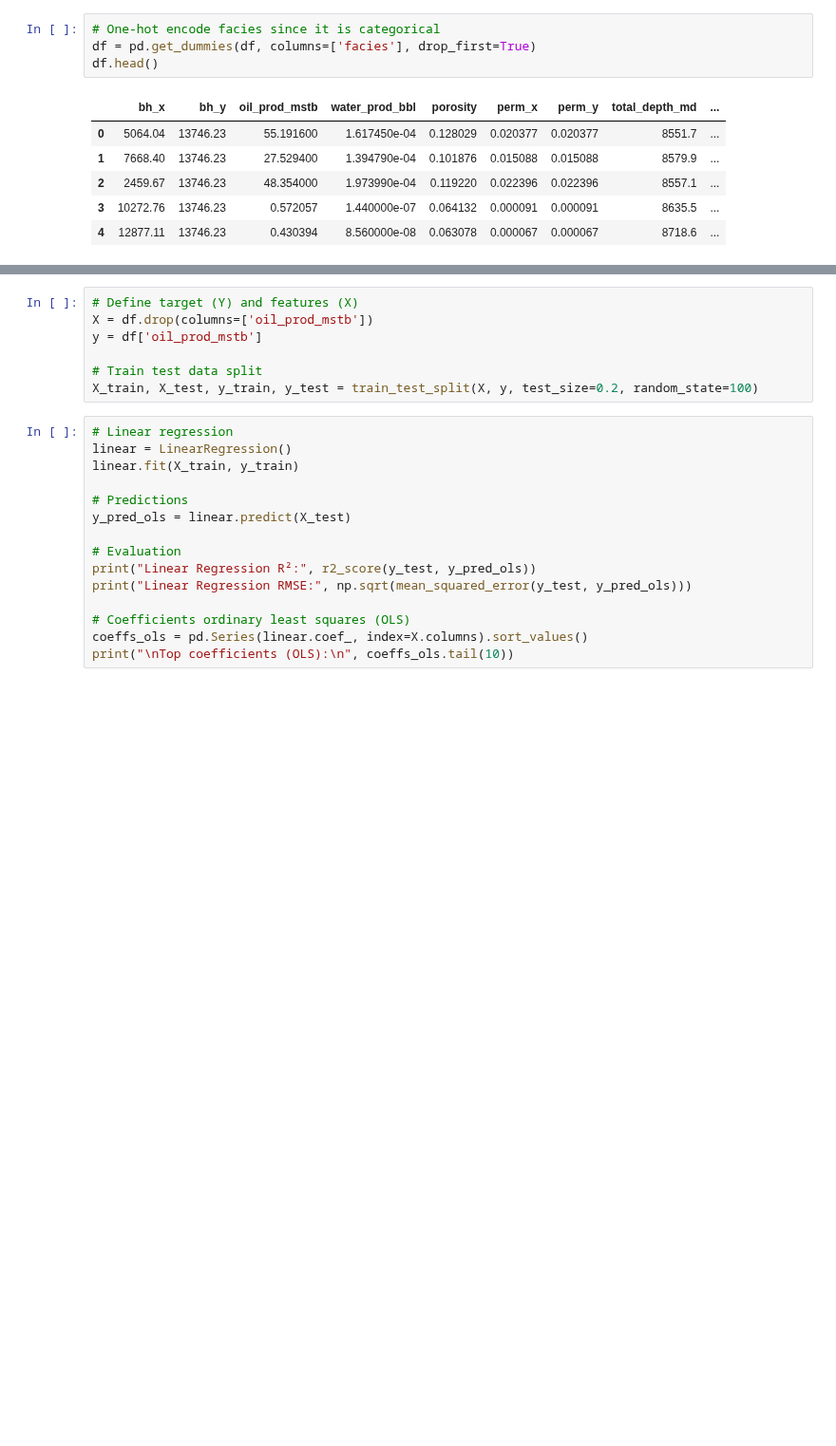
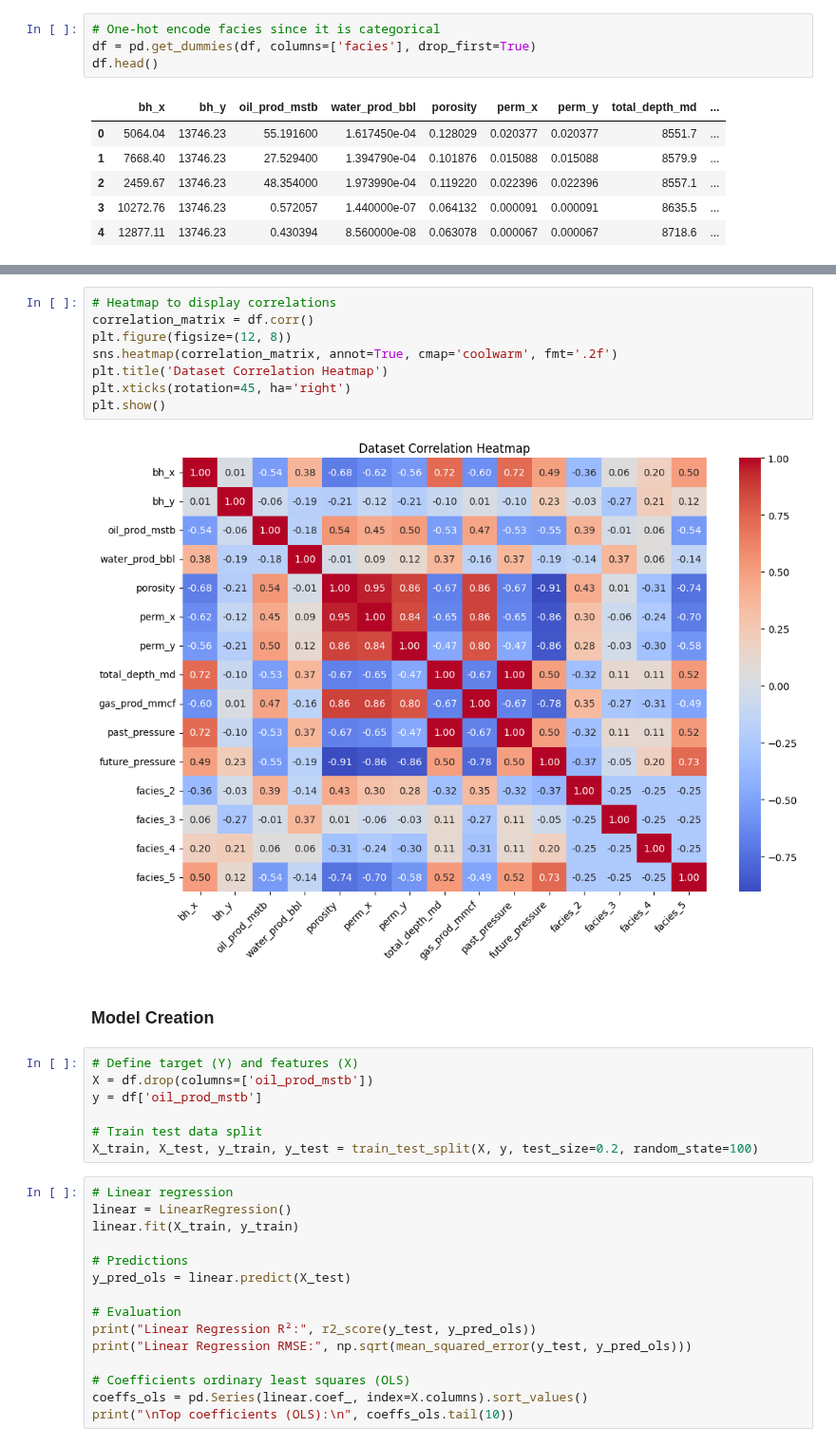
Before and after one commit to elnflores/NSC-325-Sweet-Spot-Identification, a Jupyter notebook: Sweet-Spot-Identification.ipynb, the cells around one changed output, grey strips where cells are left out. Shown at 95% size. Drawn from its saved outputs; the diff is of its cells as text; blank space fills up the shorter version.

```diff
--- a/Sweet-Spot-Identification.ipynb
+++ b/Sweet-Spot-Identification.ipynb
@@ -203,3 +191,15 @@ plt.show()
+# %%
+# Heatmap to display correlations
+correlation_matrix = df.corr()
+plt.figure(figsize=(12, 8))
+sns.heatmap(correlation_matrix, annot=True, cmap='coolwarm', fmt='.2f')
+plt.title('Dataset Correlation Heatmap')
+plt.xticks(rotation=45, ha='right')
+plt.show()
+# %% [output]
+[figure, added]
+# %% [markdown]
+### Model Creation
 # %%
 # Define target (Y) and features (X)
 X = df.drop(columns=['oil_prod_mstb'])
```
Also changed, not shown: parts of 13 cells of this notebook.
